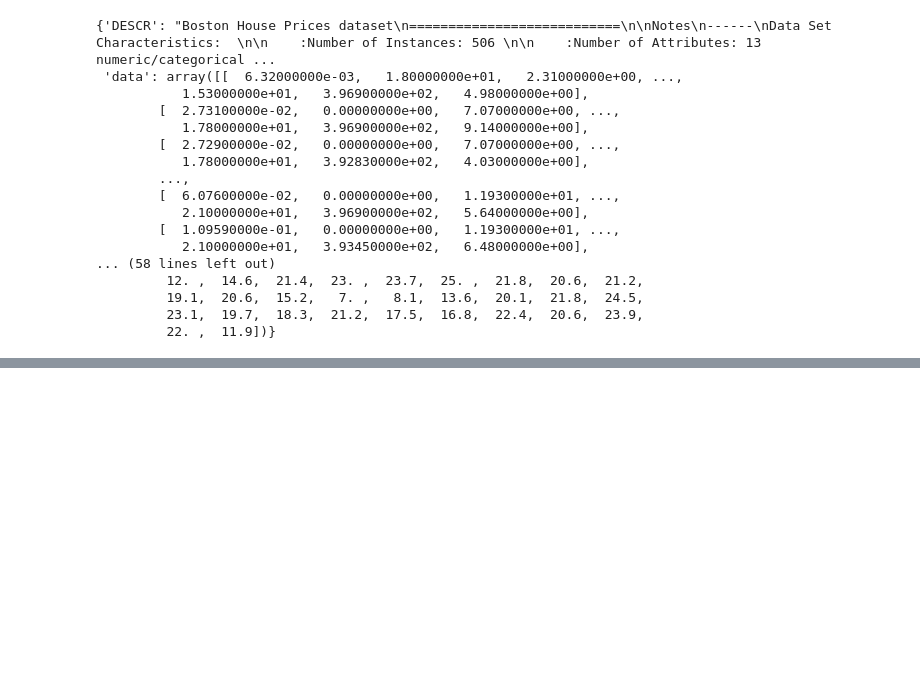
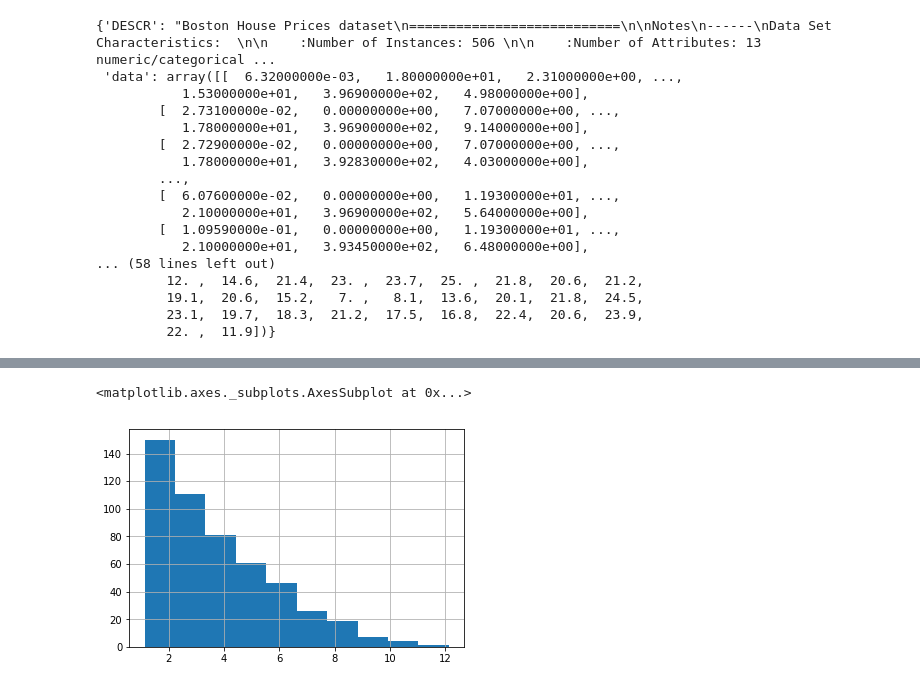
Before and after one commit to WenxuanZhang/Python-Cheat-Sheet, a Jupyter notebook: Machine Learning.ipynb, the cells around one changed output, grey strips where cells are left out. Saved outputs shown, nothing was run; the diff lists cells and outputs as text; code cells hidden in the pictures; blank space fills up the shorter version.

```diff
--- a/Machine Learning.ipynb
+++ b/Machine Learning.ipynb
@@ -82,0 +141,6 @@ df_all
+# %%
+%matplotlib inline
+df_x['DIS'].hist()
+# %% [output]
+<matplotlib.axes._subplots.AxesSubplot at 0x...>
+[figure, added]
```
Also changed, not shown: parts of 24 cells of this notebook.
